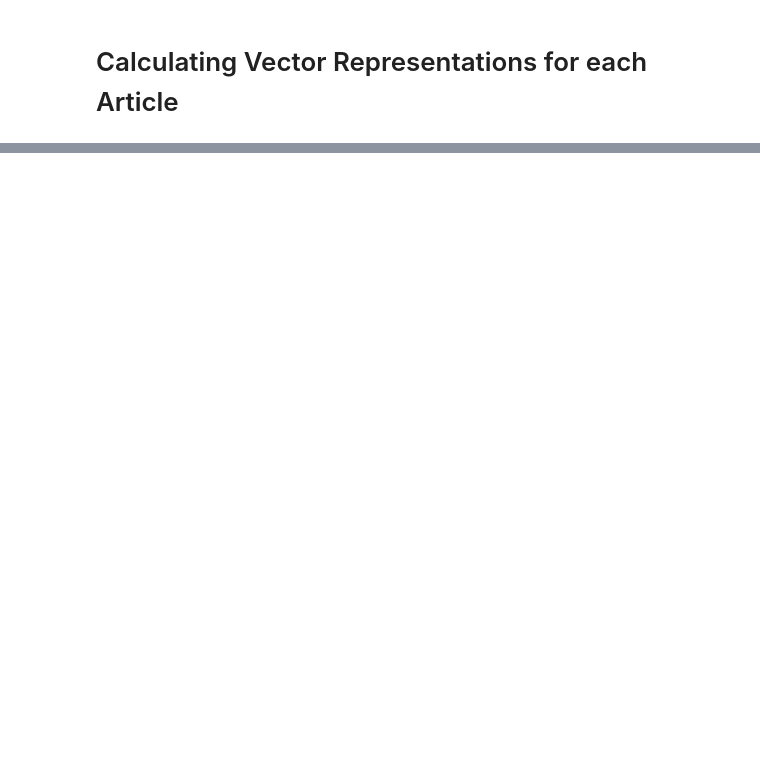
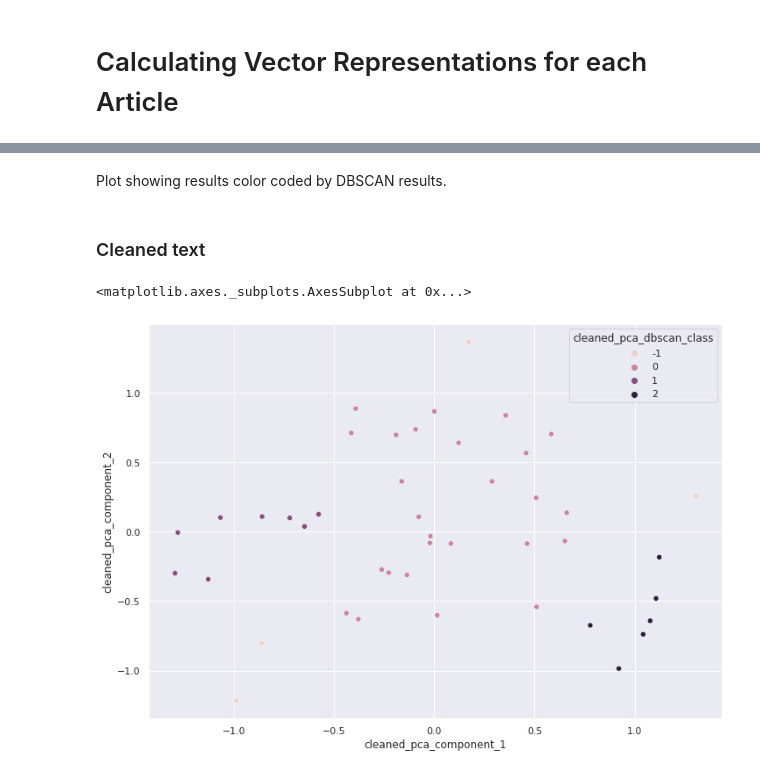
Before and after one commit to VintageGold/Text_Summarization, a Jupyter notebook: clustering_jorge.ipynb, the cells around one changed output, grey strips where cells are left out. Drawn from its saved outputs; the diff is of its cells as text; code cells hidden in the pictures; blank space fills up the shorter version.

```diff
--- a/clustering_jorge.ipynb
+++ b/clustering_jorge.ipynb
@@ -208,0 +276,11 @@ sns.scatterplot(data=embedded_df, x='dim_1', y='dim_2', hue='dbscan_class', ax=a
+# %% [markdown]
+Plot showing results color coded by DBSCAN results.
+# %% [markdown]
+### Cleaned text
+# %%
+a4_dims = (11.7, 8.27)
+fig, ax = plt.subplots(figsize=a4_dims)
+sns.scatterplot(data=results_df, x='cleaned_pca_component_1', y='cleaned_pca_component_2', hue='cleaned_pca_dbscan_class', ax=ax)
+# %% [output]
+<matplotlib.axes._subplots.AxesSubplot at 0x...>
+[figure, added]
```
Also changed, not shown: parts of 61 cells of this notebook, 4 other files.
